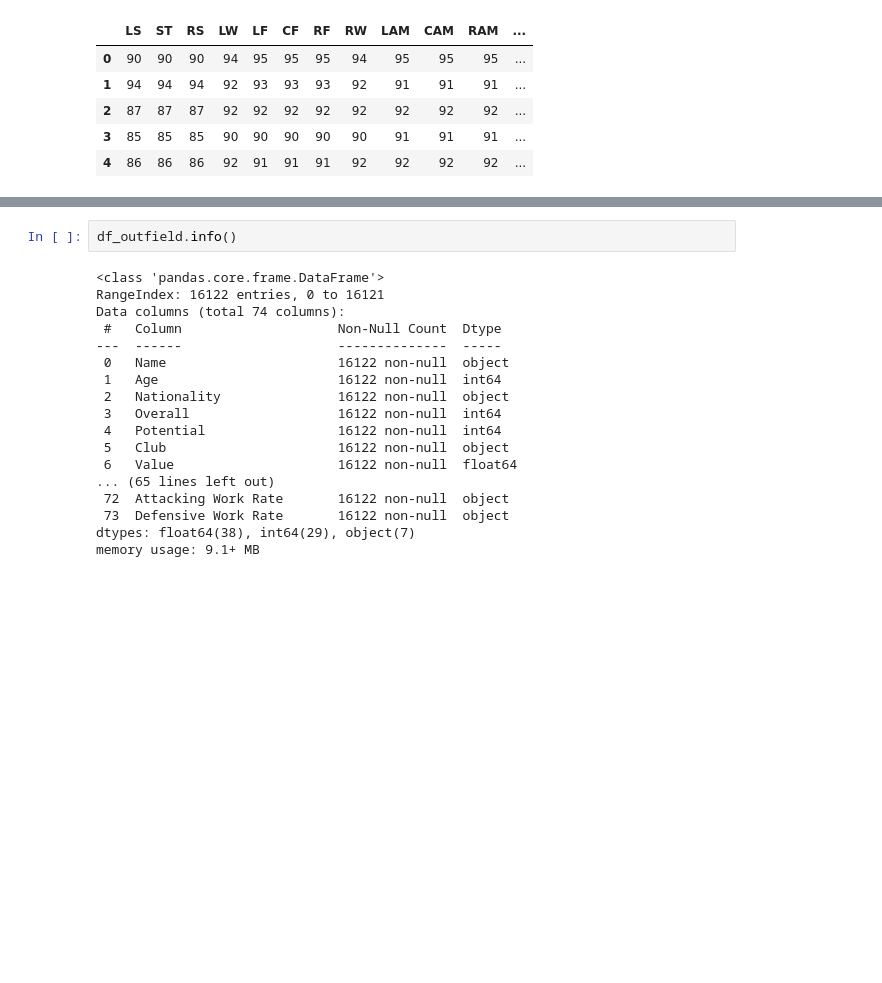
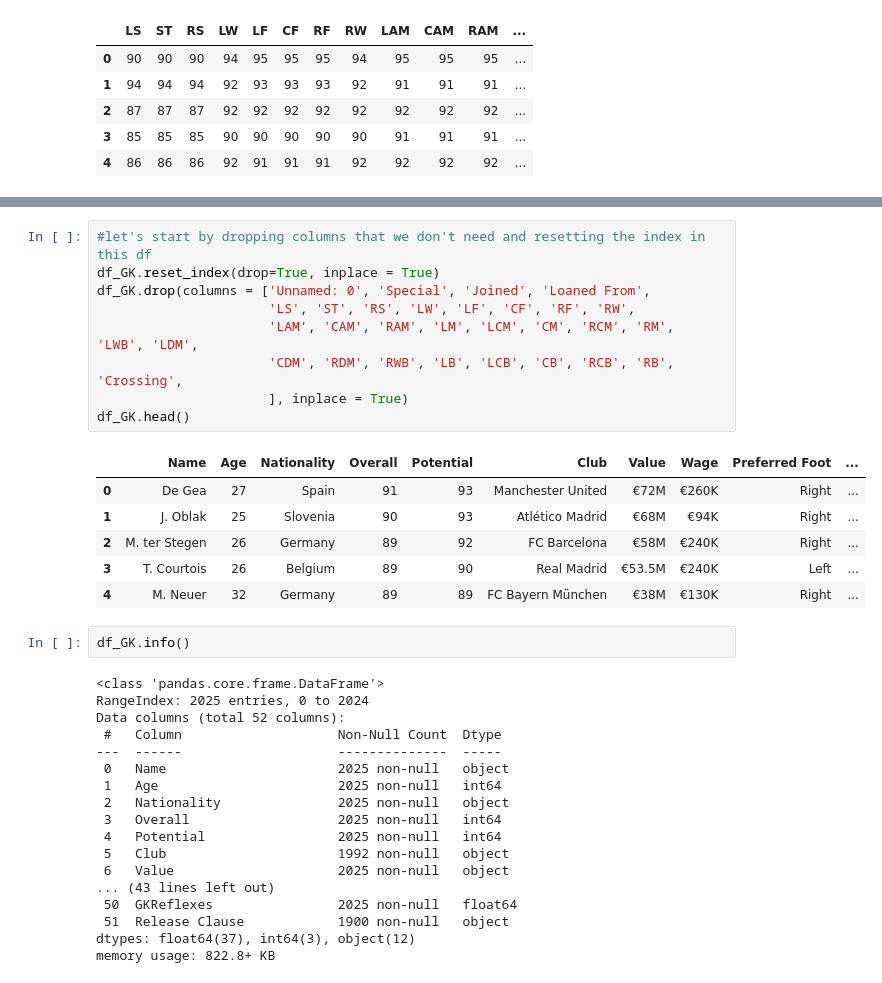
Before and after one commit to ChristoRay/ChrisPortofolioForDS, a Jupyter notebook: Fifa_19.ipynb, the cells around one changed output, grey strips where cells are left out. Drawn from its saved outputs; the diff is of its cells as text; blank space fills up the shorter version.

```diff
--- a/Fifa_19.ipynb
+++ b/Fifa_19.ipynb
@@ -639,20 +709,36 @@ df_outfield.head()
+# %%
+#let's start by dropping columns that we don't need and resetting the index in this df
+df_GK.reset_index(drop=True, inplace = True)
+df_GK.drop(columns = ['Unnamed: 0', 'Special', 'Joined', 'Loaned From',
+                      'LS', 'ST', 'RS', 'LW', 'LF', 'CF', 'RF', 'RW',
+                      'LAM', 'CAM', 'RAM', 'LM', 'LCM', 'CM', 'RCM', 'RM', 'LWB', 'LDM',
+                      'CDM', 'RDM', 'RWB', 'LB', 'LCB', 'CB', 'RCB', 'RB', 'Crossing',
+                      ], inplace = True)
+df_GK.head()
+# %% [output]
+|  | Name | Age | Nationality | Overall | Potential | Club | Value | Wage | Preferred Foot | ... |
+| 0 | De Gea | 27 | Spain | 91 | 93 | Manchester United | €72M | €260K | Right | ... |
+| 1 | J. Oblak | 25 | Slovenia | 90 | 93 | Atlético Madrid | €68M | €94K | Right | ... |
+| 2 | M. ter Stegen | 26 | Germany | 89 | 92 | FC Barcelona | €58M | €240K | Right | ... |
+| 3 | T. Courtois | 26 | Belgium | 89 | 90 | Real Madrid | €53.5M | €240K | Left | ... |
+| 4 | M. Neuer | 32 | Germany | 89 | 89 | FC Bayern München | €38M | €130K | Right | ... |
 # %%
-df_outfield.info()
+df_GK.info()
 # %% [output]
 <class 'pandas.core.frame.DataFrame'>
-RangeIndex: 16122 entries, 0 to 16121
-Data columns (total 74 columns):
+RangeIndex: 2025 entries, 0 to 2024
+Data columns (total 52 columns):
  #   Column                    Non-Null Count  Dtype
 ---  ------                    --------------  -----
- 0   Name                      16122 non-null  object
- 1   Age                       16122 non-null  int64
- 2   Nationality               16122 non-null  object
- 3   Overall                   16122 non-null  int64
- 4   Potential                 16122 non-null  int64
- 5   Club                      16122 non-null  object
- 6   Value                     16122 non-null  float64
-... (65 lines left out)
- 72  Attacking Work Rate       16122 non-null  object
- 73  Defensive Work Rate       16122 non-null  object
-dtypes: float64(38), int64(29), object(7)
-memory usage: 9.1+ MB
+ 0   Name                      2025 non-null   object
+ 1   Age                       2025 non-null   int64
+ 2   Nationality               2025 non-null   object
+ 3   Overall                   2025 non-null   int64
+ 4   Potential                 2025 non-null   int64
+ 5   Club                      1992 non-null   object
+ 6   Value                     2025 non-null   object
+... (43 lines left out)
+ 50  GKReflexes                2025 non-null   float64
+ 51  Release Clause            1900 non-null   object
+dtypes: float64(37), int64(3), object(12)
+memory usage: 822.8+ KB
```
Also changed, not shown: parts of 15 cells of this notebook.
